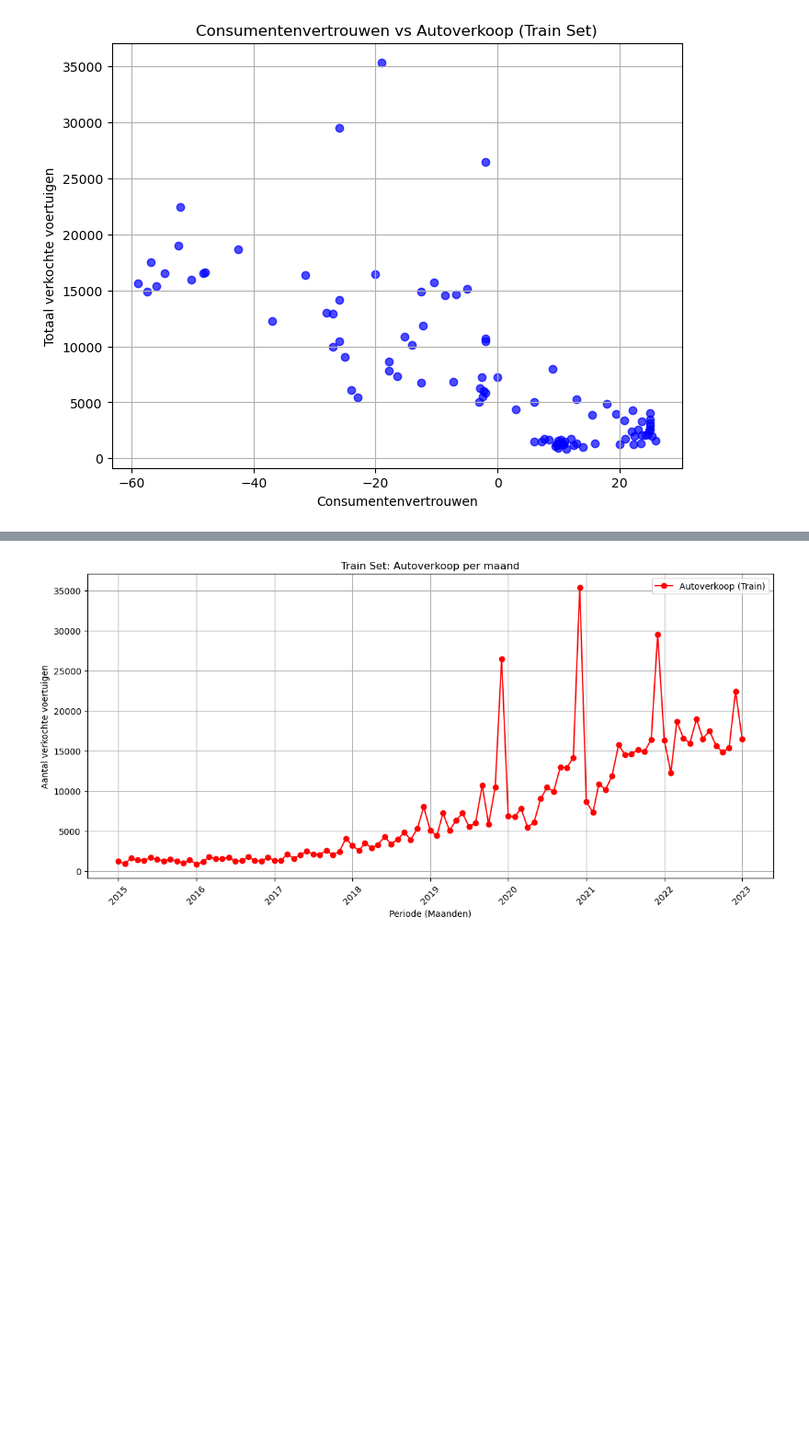
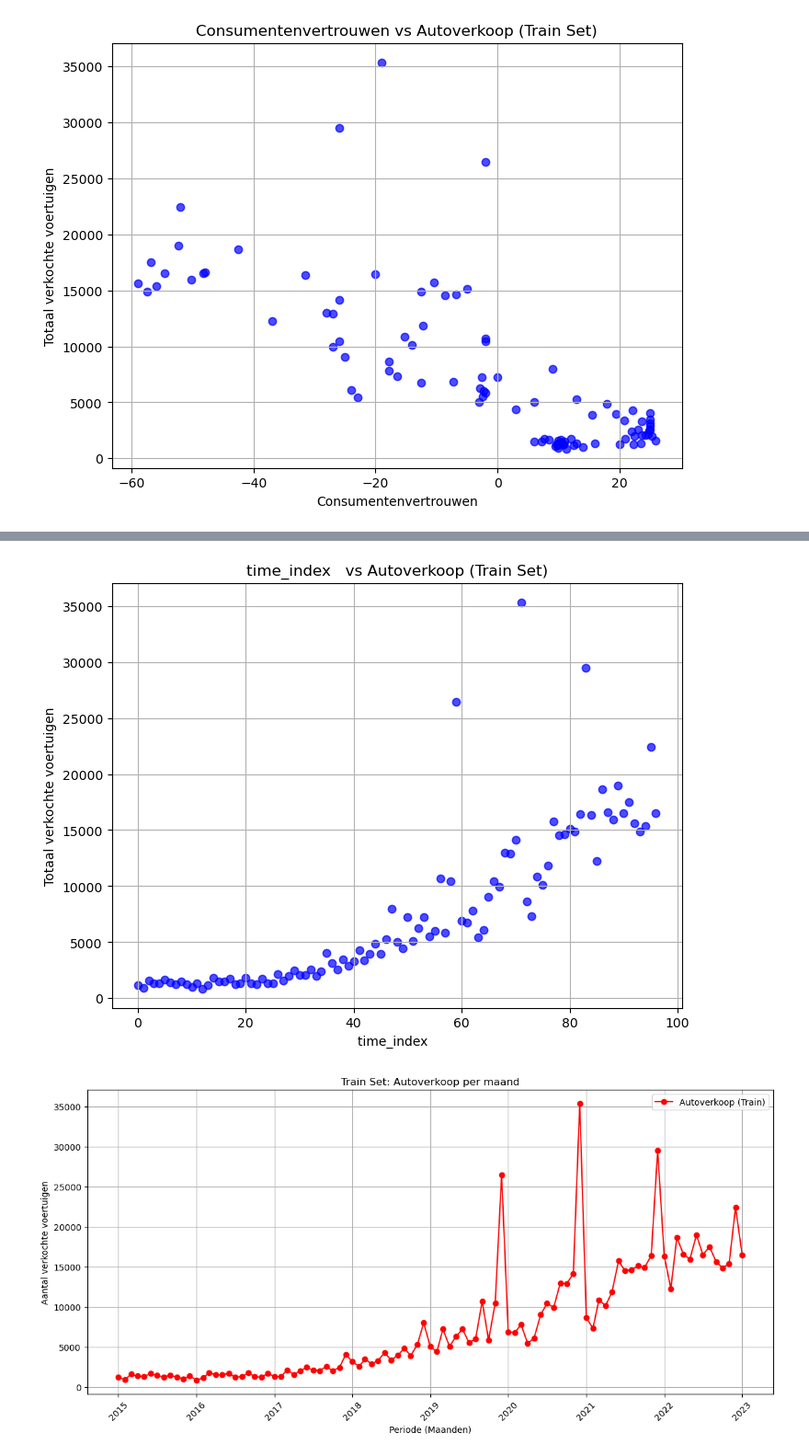
Before and after one commit to DylanHaaz/Tryhard, a Jupyter notebook: V3/xgboost_car_sales_forecasting_NOS.ipynb, the cells around one changed output, grey strips where cells are left out. Shown at 92% size. Cells and saved outputs as stored; diff of their text form; code cells hidden in the pictures; blank space fills up the shorter version.

```diff
--- a/V3/xgboost_car_sales_forecasting_NOS.ipynb
+++ b/V3/xgboost_car_sales_forecasting_NOS.ipynb
@@ -108,3 +131,14 @@ plt.show()
+# %%
+# Scatterplot: Consumentenvertrouwen vs Autoverkoop using df_train
+plt.figure(figsize=(8, 6))
+plt.scatter(df_train['time_index'], df_train['Totaal_verkochte_wegvoertuigen'], alpha=0.7, color='blue')
+plt.title('time_index   vs Autoverkoop (Train Set)')
+plt.xlabel('time_index  ')
+plt.ylabel('Totaal verkochte voertuigen')
+plt.grid(True)
+plt.show()
+# %% [output]
+[figure, added]
 # %%
 # Grafiek 1: Autoverkoop (Train) in maanden
 plt.figure(figsize=(12, 6))
```
Also changed, not shown: parts of 10 cells of this notebook, 2 other files.
